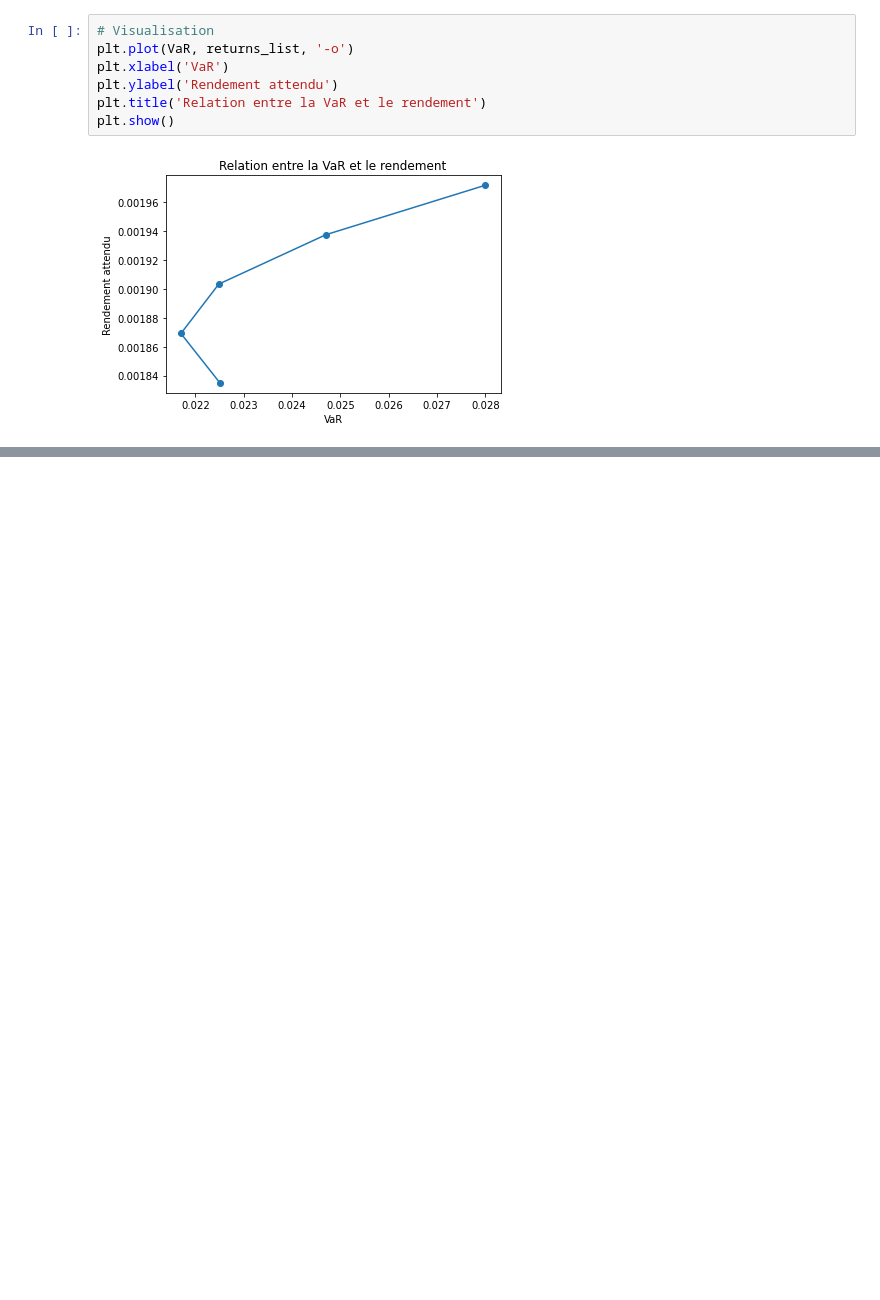
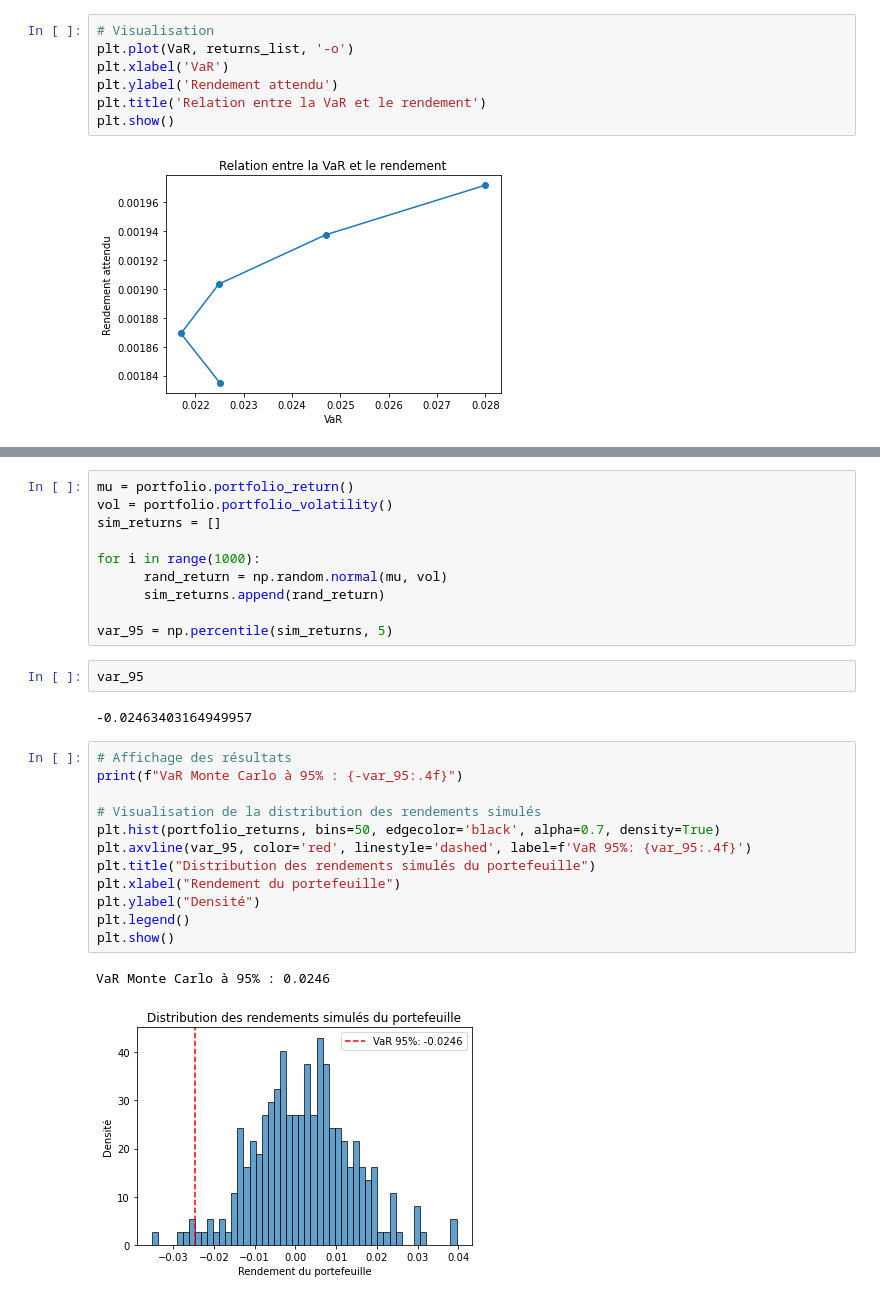
Before and after one commit to TariKS00/Portfolio-optimization, a Jupyter notebook: Asset.ipynb, the cells around one changed output, grey strips where cells are left out. Saved outputs shown, nothing was run; the diff lists cells and outputs as text; blank space fills up the shorter version.

Commit message:
Monte Carlo

```diff
--- a/Asset.ipynb
+++ b/Asset.ipynb
@@ -673,0 +689,29 @@ La VaR est en relation linéaire avec la volatilité cette derniére évolue de
+# %%
+mu = portfolio.portfolio_return()
+vol = portfolio.portfolio_volatility()
+sim_returns = []
+
+for i in range(1000):
+      rand_return = np.random.normal(mu, vol)
+      sim_returns.append(rand_return)
+
+var_95 = np.percentile(sim_returns, 5)
+# %%
+var_95
+# %% [output]
+-0.02463403164949957
+# %%
+# Affichage des résultats
+print(f"VaR Monte Carlo à 95% : {-var_95:.4f}")
+
+# Visualisation de la distribution des rendements simulés
+plt.hist(portfolio_returns, bins=50, edgecolor='black', alpha=0.7, density=True)
+plt.axvline(var_95, color='red', linestyle='dashed', label=f'VaR 95%: {var_95:.4f}')
+plt.title("Distribution des rendements simulés du portefeuille")
+plt.xlabel("Rendement du portefeuille")
+plt.ylabel("Densité")
+plt.legend()
+plt.show()
+# %% [output]
+VaR Monte Carlo à 95% : 0.0246
+[figure, added]
```
Also changed, not shown: parts of 28 cells of this notebook.
